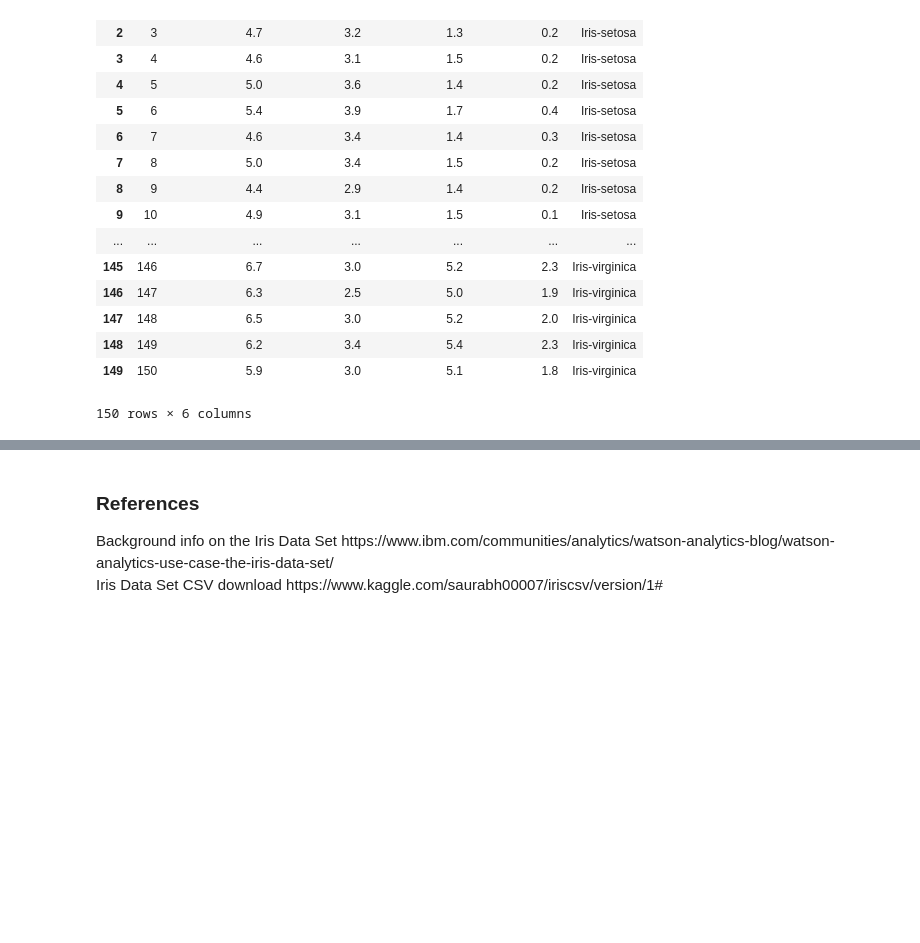
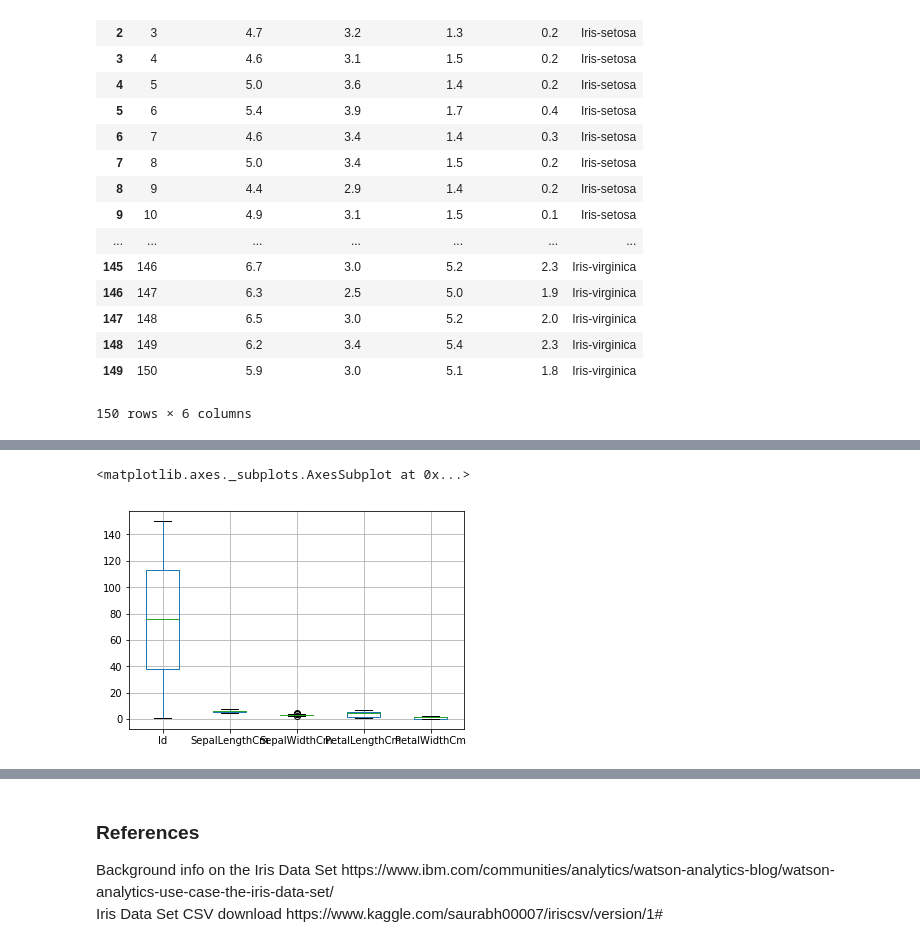
Before and after one commit to cobhan/pands-project-2019, a Jupyter notebook: Iris Dataset Project 2019.ipynb, the cells around one changed output, grey strips where cells are left out. Cells and saved outputs as stored; diff of their text form; code cells hidden in the pictures; blank space fills up the shorter version.

```diff
--- a/Iris Dataset Project 2019.ipynb
+++ b/Iris Dataset Project 2019.ipynb
@@ -52,0 +69,5 @@ df #view dataset
+# %%
+df.boxplot()
+# %% [output]
+<matplotlib.axes._subplots.AxesSubplot at 0x...>
+[figure, added]
```
Also changed, not shown: parts of 6 cells of this notebook.
